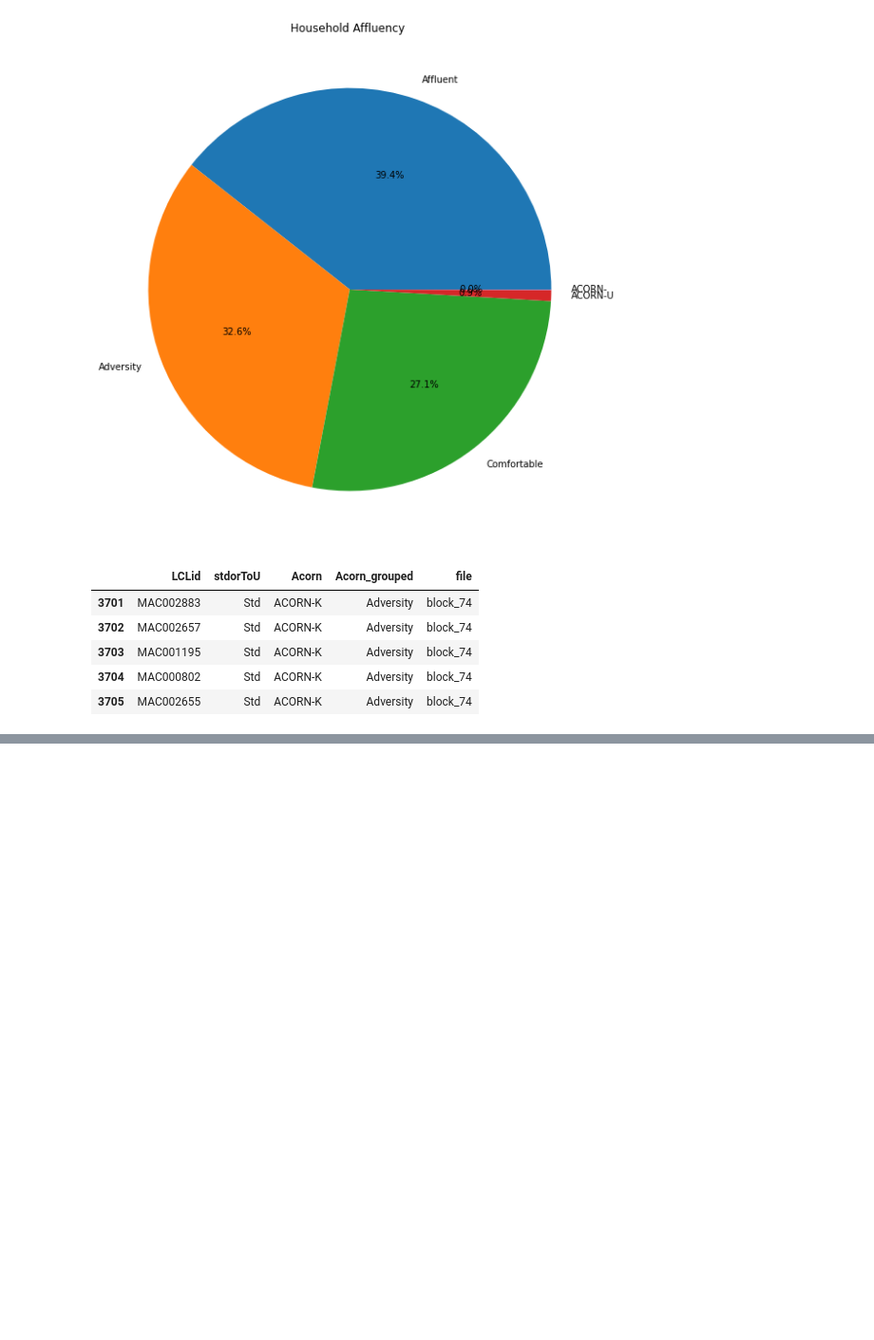
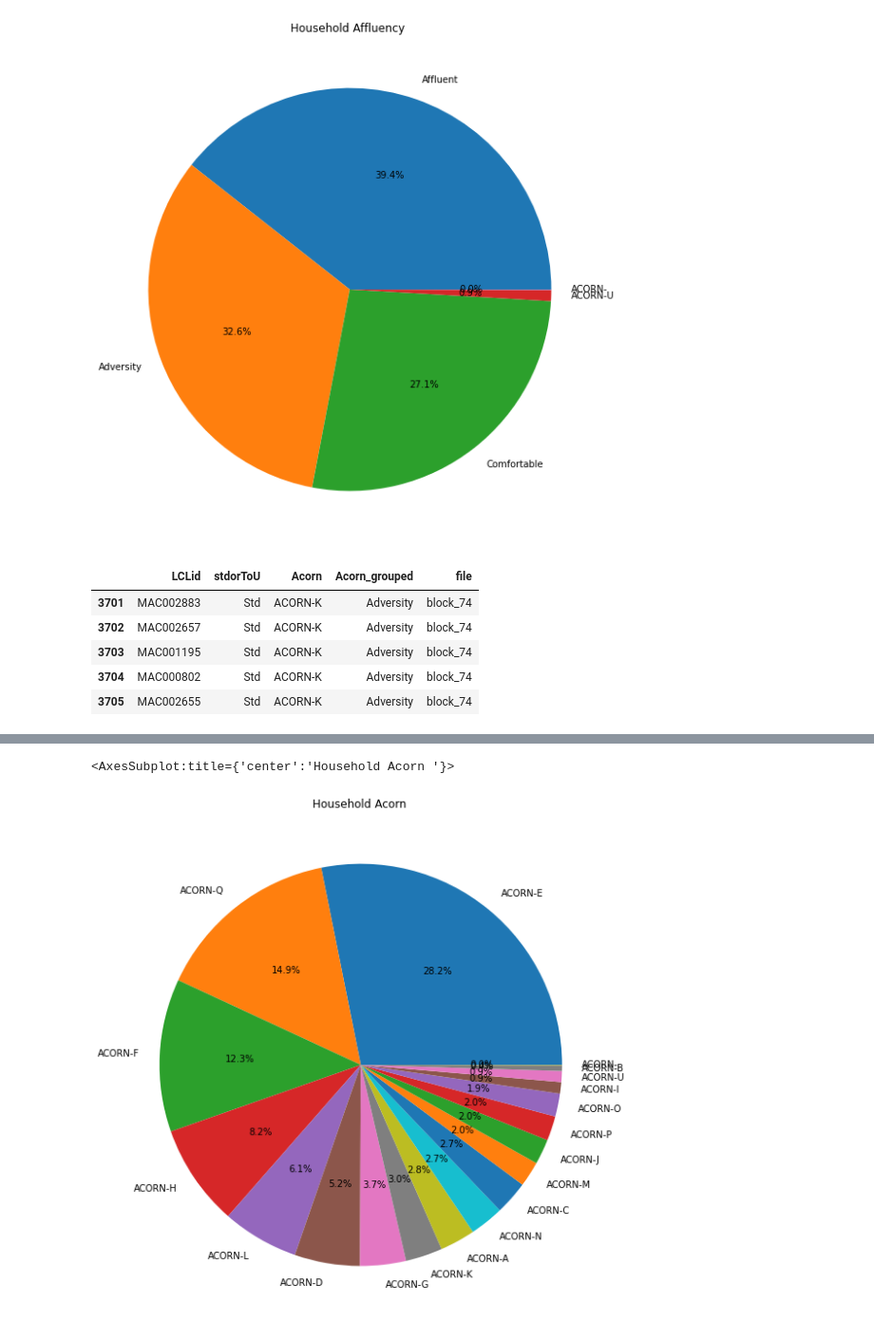
Before and after one commit to SindreMohr/Bachelor_thesis, a Jupyter notebook: info_household_visual.ipynb, the cells around one changed output, grey strips where cells are left out. Shown at 95% size. Saved outputs shown, nothing was run; the diff lists cells and outputs as text; code cells hidden in the pictures; blank space fills up the shorter version.

```diff
--- a/info_household_visual.ipynb
+++ b/info_household_visual.ipynb
@@ -67,0 +79,5 @@ hhi
+# %%
+hhi_df["Acorn"].value_counts().plot.pie(title="Household Acorn ", ylabel="", figsize=(15,10) , autopct='%1.1f%%')
+# %% [output]
+<AxesSubplot:title={'center':'Household Acorn '}>
+[figure, added]
```
Also changed, not shown: parts of 3 cells of this notebook, 1 other file.
